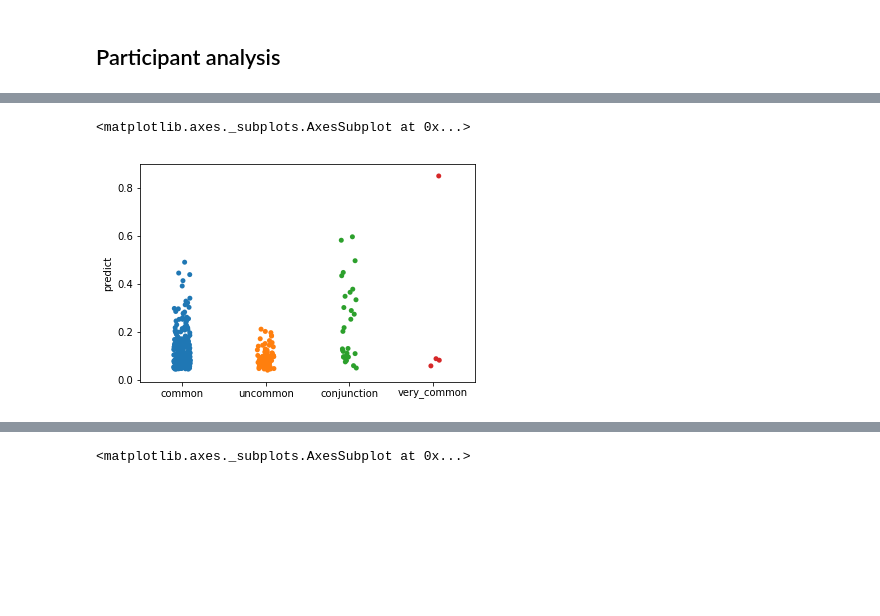
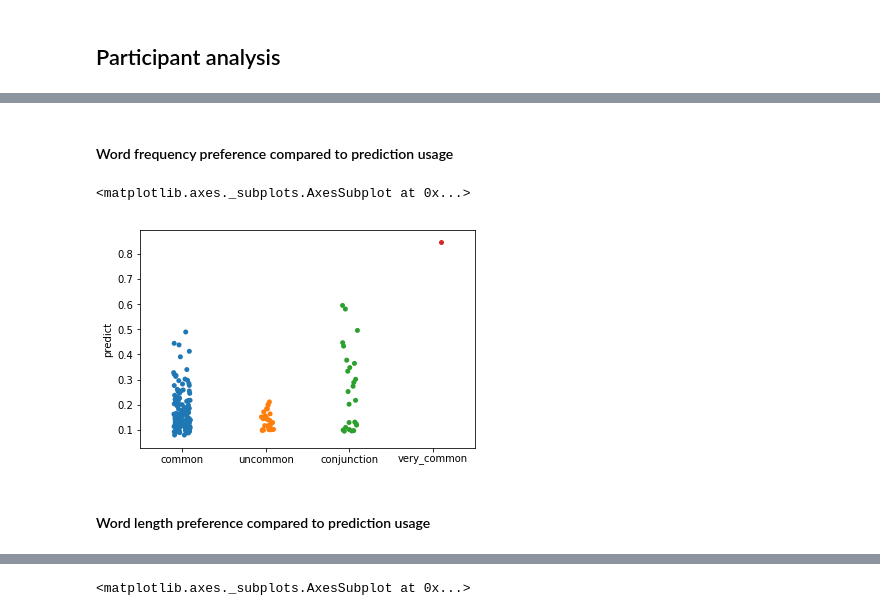
Before and after one commit to cashaddy/typing_automation, a Jupyter notebook: sandbox.ipynb, the cells around one changed output, grey strips where cells are left out. Saved outputs shown, nothing was run; the diff lists cells and outputs as text; code cells hidden in the pictures; blank space fills up the shorter version.

```diff
--- a/sandbox.ipynb
+++ b/sandbox.ipynb
@@ -23,7 +23,7 @@ Wall time: 5.56 s
 # %%
 np.random.seed(42)
 log_sample = log_sample.loc[log_sample.participant_id.isin(
-    np.random.choice(log_sample.participant_id.unique(),2000,replace=False)
+    np.random.choice(log_sample.participant_id.unique(),4000,replace=False)
 )]
 # %%
 log_sample.shape
@@ -128,6 +128,7 @@ log.loc[mask,'ite2'] = 'completion'
 # %% [markdown]
 ### Words
 # %%
+%%time
 groupby = log.loc[log.entry_id >= 0].groupby([
     'participant_id',
     'ts_id',
@@ -161,4 +162,6 @@ words['ite_lev_dist'] = groupby.last().lev_dist
 words['ite_len_diff'] = groupby.last().len_diff
 
 words.reset_index(inplace=True)
+
 words['word_length'] = words.word.str.len()
+words['ite_input_len'] = words.ite_input.str.len()
@@ -200,8 +206,8 @@ word_freq.Frequency.plot(style='.')
 [figure]
 # %%
 freq_map = word_freq.set_index('Word').Frequency
-words['frequency'] = words.word.str.lower().map(freq_map).fillna(0)
-words.loc[(words.frequency < 60000) & (words.frequency > 0),'freq_category'] = 'common'
-words.loc[(words.frequency > 60000),'freq_category'] = 'very_common'
-words.loc[(words.frequency == 0),'freq_category'] = 'uncommon'
+words['freq'] = words.word.str.lower().map(freq_map).fillna(np.random.choice(range(1,word_freq.Frequency.min())))
+words.loc[(words.freq < 60000) & (words.freq > 0),'freq_category'] = 'common'
+words.loc[(words.freq > 60000),'freq_category'] = 'very_common'
+words.loc[(words.freq == 0),'freq_category'] = 'uncommon'
 words.loc[words.word.str.contains("'"),'freq_category'] = 'conjunction'
@@ -291,24 +342,0 @@ im2 = ax2.imshow(matrix2,cmap='Reds',vmax=1)
-# %%
-participants = pd.DataFrame()
-participants['id'] = words.participant_id.unique()
-participants.set_index('id',inplace=True)
-participants['n_words'] = words.groupby(['participant_id']).size()
-participants['n_predict'] = words.groupby(['participant_id','ite']).size().unstack()['predict'].fillna(0)
-participants['n_autocorr'] = words.groupby(['participant_id','ite']).size().unstack()['autocorr'].fillna(0)
-
-# Rate of ite usage
-participants_ite = words.groupby('participant_id').ite.value_counts(normalize=True).unstack()
-participants_ite.fillna(0,inplace=True)
-
-# Rate of ite2
-participants_ite2 = words.groupby('participant_id').ite2.value_counts(normalize=True).unstack()
-participants_ite2.fillna(0,inplace=True)
-
-# Rate of word frequency
-data1 = words.groupby(['participant_id','ite']).freq_category.value_counts(normalize=True).unstack()
-data2 = words.groupby('participant_id').freq_category.value_counts(normalize=True).unstack()
-participants_freq = data1.reset_index(level=1).fillna(0)
-participants_freq_relative = (data1 / data2).reset_index(level=1).fillna(0)
-
-# Word length
-participants_len = words.groupby(['participant_id','ite']).word_length.median().unstack().fillna(0)['predict']
@@ -325,10 +355,14 @@ plt.plot(
+# %% [markdown]
+#### Word frequency preference compared to prediction usage
 # %%
-mask = participants.n_predict > 5
-pref = participants_freq_relative.groupby('ite').idxmax(axis=1).loc['predict']
+mask = participants.n_predict > 10
+pref = participants_freq_relative.idxmax(axis=1)
 sns.stripplot(pref.loc[mask],participants_ite.loc[mask].predict)
 # %% [output]
 <matplotlib.axes._subplots.AxesSubplot at 0x...>
-[figure, old version]
+[figure, new version]
+# %% [markdown]
+#### Word length preference compared to prediction usage
 # %%
 f,ax = plt.subplots(1,1,figsize=(10,6))
 
```
Also changed, not shown: parts of 53 cells of this notebook.
